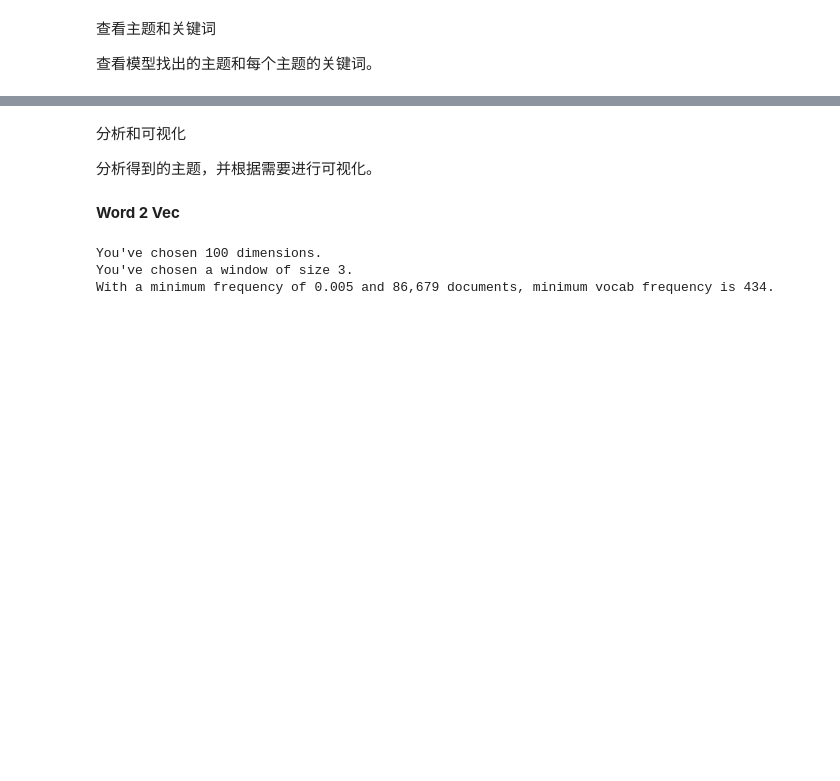
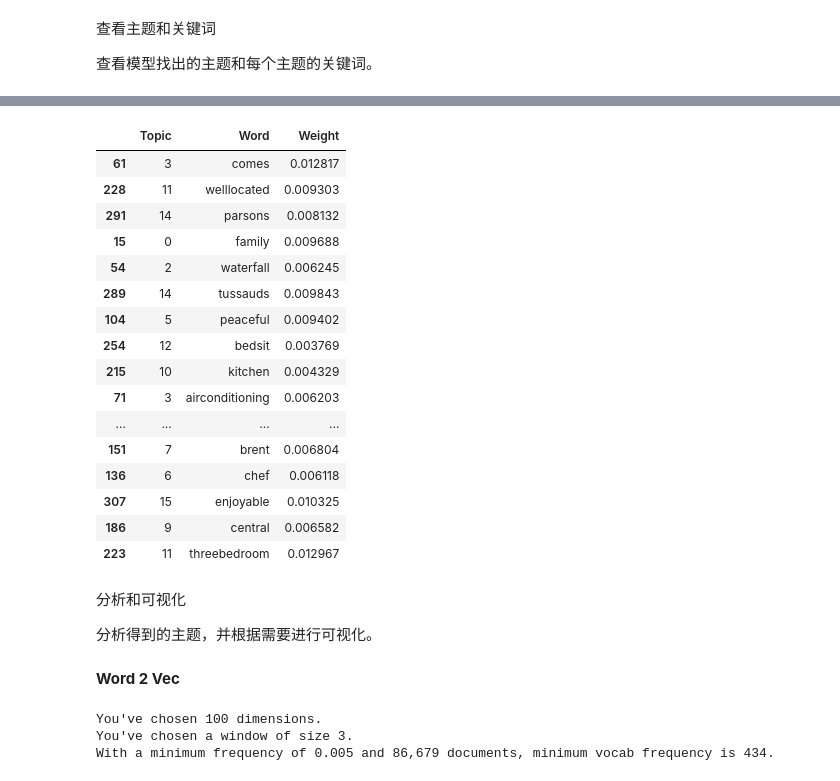
Before and after one commit to BohaoSuCC/Airbnb_Listing_Recommendation_Algorithm, a Jupyter notebook: Group_Work_DeskB.ipynb, the cells around one changed output, grey strips where cells are left out. Saved outputs shown, nothing was run; the diff lists cells and outputs as text; code cells hidden in the pictures; blank space fills up the shorter version.

```diff
--- a/Group_Work_DeskB.ipynb
+++ b/Group_Work_DeskB.ipynb
@@ -430,3 +442,11 @@ lda.fit(dtm)
+# %%
+# 设置LDA模型
+LDA = LdaModel(corpus=tfidf_corpus, id2word=dictionary, num_topics=optimal_topics, random_state=42,iterations=800)
+# 对每个文档获取主题分布
+doc_topics = [LDA.get_document_topics(bow) for bow in tfidf_corpus]
+
+# 获取每个主题的主要词汇
+topics = LDA.print_topics(num_words=10)
 # %% [markdown]
 查看主题和关键词
 
@@ -449,3 +454,39 @@ df['Topic'] = topic_values.argmax(axis=1)
+# %%
+# 获取每个主题的主题词及其权重
+topics = LDA.show_topics(num_topics=16, num_words=20, formatted=False)
+
+# 创建一个list保存每个主题的主题词及权重
+LDA_topics_data = []
+
+for topic_num, topic_words in topics:
+    for word, weight in topic_words:
+        LDA_topics_data.append({'Topic': topic_num, 'Word': word, 'Weight': weight})
+
+# 转换为DataFrame
+LDA_topics_frame = pd.DataFrame(LDA_topics_data)
+
+# 保存这个模型生成的主题结果
+LDA_topics_frame.to_csv("./Data/lda_topics_and_words.csv", index=False)
+# %%
+LDA_topics_frame.sample(20)
+# %% [output]
+|  | Topic | Word | Weight |
+| 61 | 3 | comes | 0.012817 |
+| 228 | 11 | welllocated | 0.009303 |
+| 291 | 14 | parsons | 0.008132 |
+| 15 | 0 | family | 0.009688 |
+| 54 | 2 | waterfall | 0.006245 |
+| 289 | 14 | tussauds | 0.009843 |
+| 104 | 5 | peaceful | 0.009402 |
+| 254 | 12 | bedsit | 0.003769 |
+| 215 | 10 | kitchen | 0.004329 |
+| 71 | 3 | airconditioning | 0.006203 |
+| ... | ... | ... | ... |
+| 151 | 7 | brent | 0.006804 |
+| 136 | 6 | chef | 0.006118 |
+| 307 | 15 | enjoyable | 0.010325 |
+| 186 | 9 | central | 0.006582 |
+| 223 | 11 | threebedroom | 0.012967 |
 # %% [markdown]
 分析和可视化
 
```
Also changed, not shown: parts of 27 cells of this notebook.
